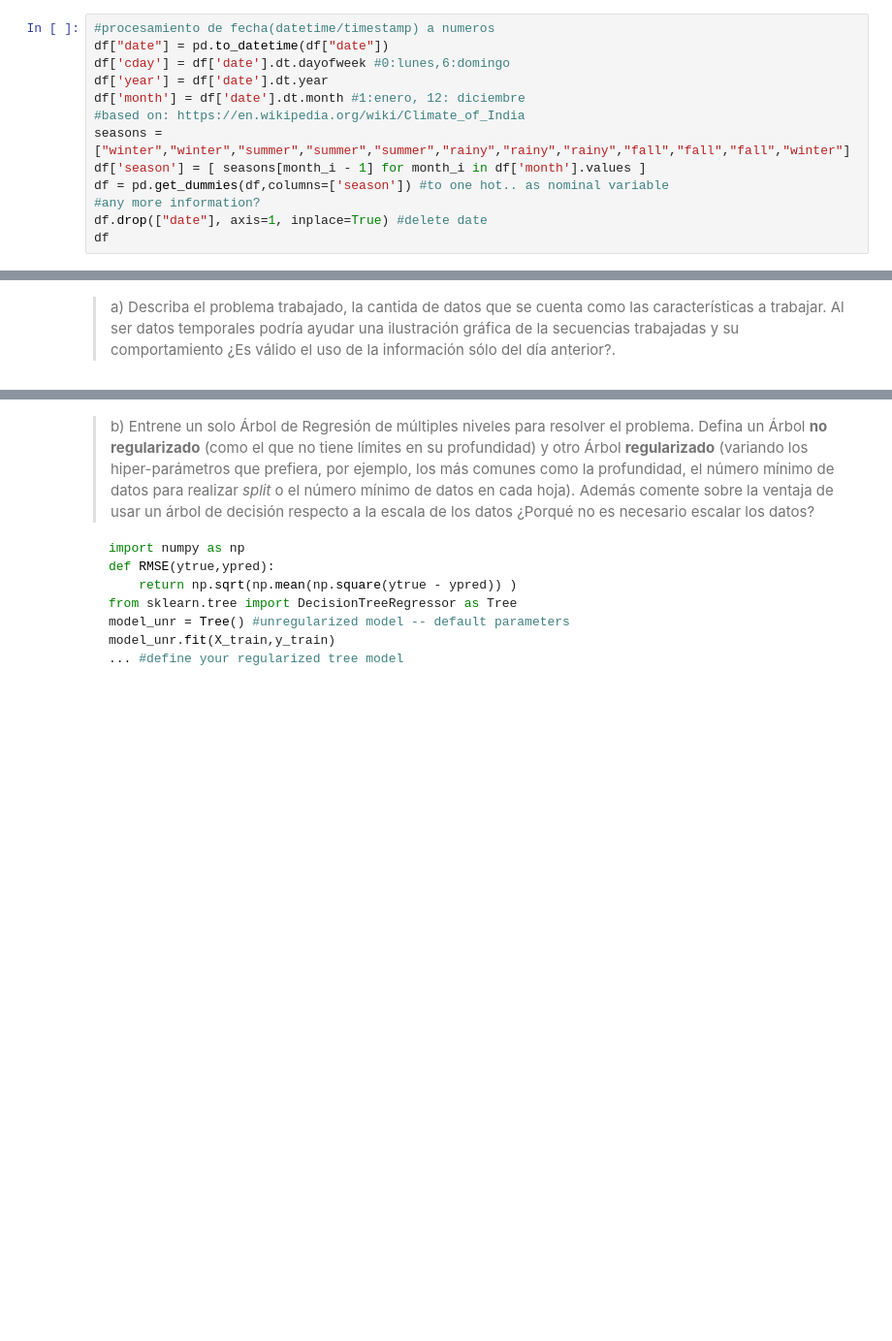
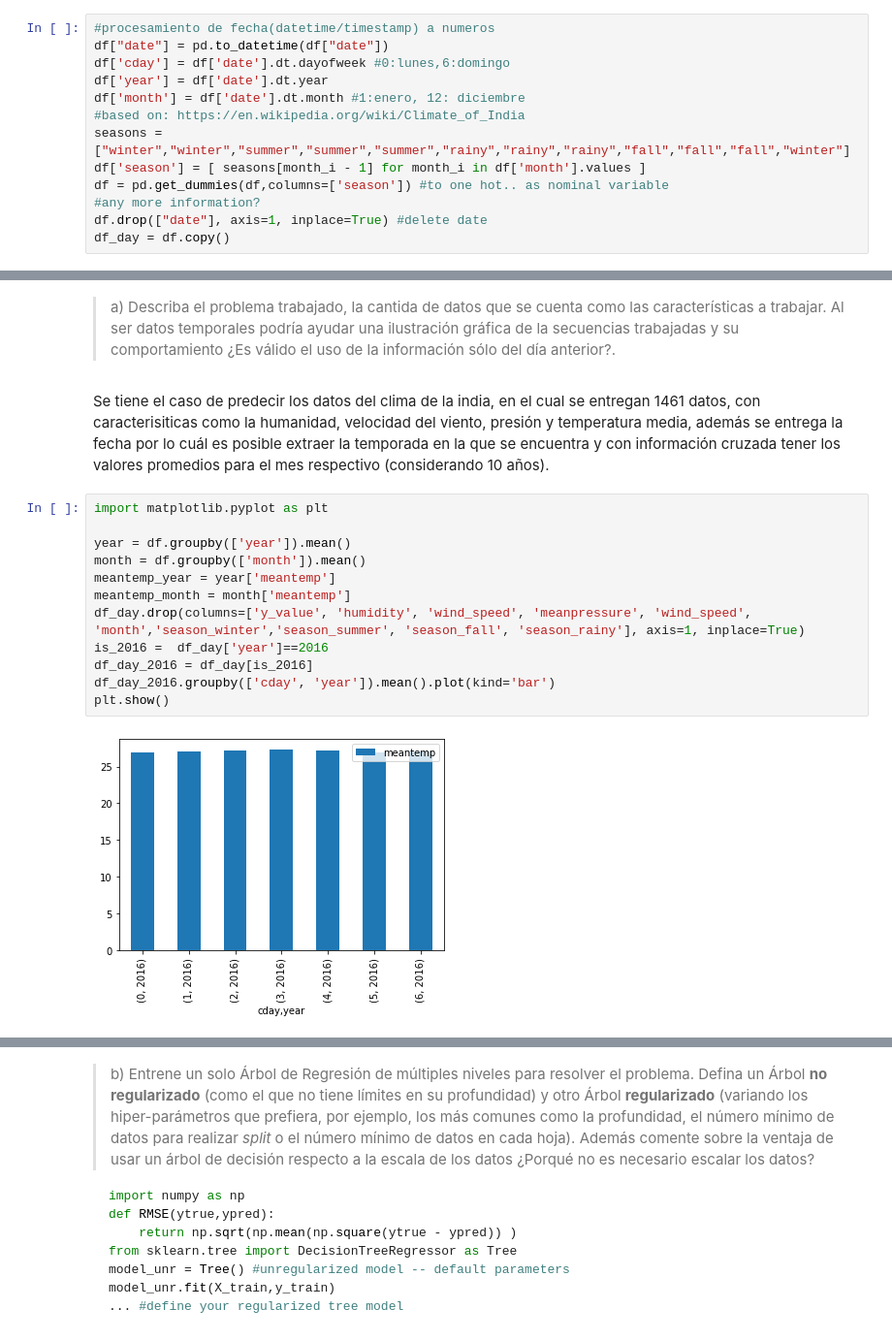
Before and after one commit to jpcastillog/Tarea3ML, a Jupyter notebook: Enunciado.ipynb, the cells around one changed output, grey strips where cells are left out. Shown at 97% size. Cells and saved outputs as stored; diff of their text form; blank space fills up the shorter version.

```diff
--- a/Enunciado.ipynb
+++ b/Enunciado.ipynb
@@ -98,4 +93,4 @@ df['season'] = [ seasons[month_i - 1] for month_i in df['month'].values ]
 df = pd.get_dummies(df,columns=['season']) #to one hot.. as nominal variable
 #any more information?
 df.drop(["date"], axis=1, inplace=True) #delete date
-df
+df_day = df.copy()
@@ -142,2 +156,18 @@ X_train, y_train = shuffle(X_train, y_train, random_state=0) #shuffle values on
 # %% [markdown]
 > a) Describa el problema trabajado, la cantida de datos que se cuenta como las características a trabajar. Al ser datos temporales podría ayudar una ilustración gráfica de la secuencias trabajadas y su comportamiento ¿Es válido el uso de la información sólo del día anterior?.
+# %% [markdown]
+Se tiene el caso de predecir los datos del clima de la india, en el cual se entregan 1461 datos, con caracterisiticas como la humanidad, velocidad del viento, presión y temperatura media, además se entrega la fecha por lo cuál es posible extraer la temporada en la que se encuentra y con información cruzada tener los valores promedios para el mes respectivo (considerando 10 años).
+# %%
+import matplotlib.pyplot as plt
+
+year = df.groupby(['year']).mean()
+month = df.groupby(['month']).mean()
+meantemp_year = year['meantemp']
+meantemp_month = month['meantemp']
+df_day.drop(columns=['y_value', 'humidity', 'wind_speed', 'meanpressure', 'wind_speed', 'month','season_winter','season_summer', 'season_fall', 'season_rainy'], axis=1, inplace=True)
+is_2016 =  df_day['year']==2016
+df_day_2016 = df_day[is_2016]
+df_day_2016.groupby(['cday', 'year']).mean().plot(kind='bar')
+plt.show()
+# %% [output]
+[figure, added]
```
Also changed, not shown: parts of 32 cells of this notebook.
